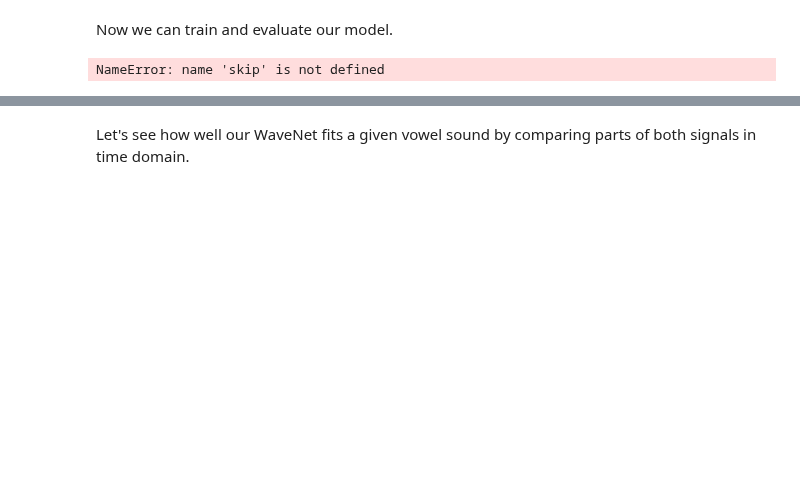
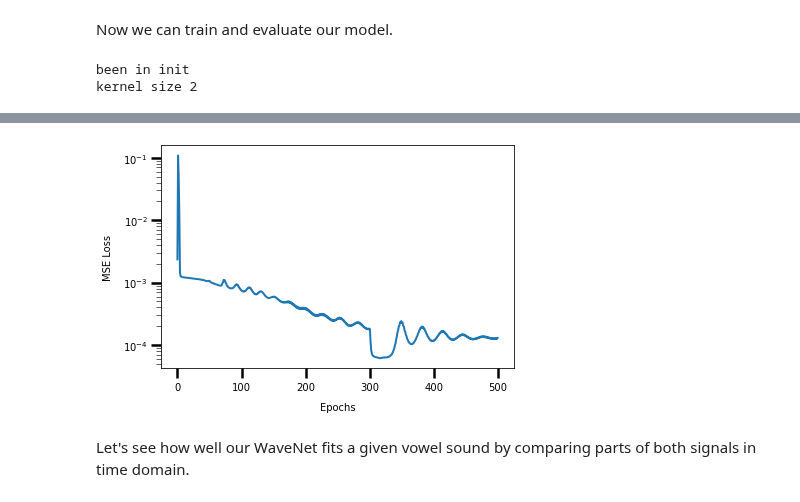
Before and after one commit to FelixSto/NSP_Assignments, a Jupyter notebook: notebooks/assignments/3-3-vowel-synthesis.ipynb, the cells around one changed output, grey strips where cells are left out. Saved outputs shown, nothing was run; the diff lists cells and outputs as text; code cells hidden in the pictures; blank space fills up the shorter version.

```diff
--- a/notebooks/assignments/3-3-vowel-synthesis.ipynb
+++ b/notebooks/assignments/3-3-vowel-synthesis.ipynb
@@ -122,6 +128,8 @@ Receptive Field of WaveNet is 512 samples
 # %% [markdown]
 Now we can train and evaluate our model.
 # %%
+wavenet = WaveNetDeterministic(blocks_per_cell=12, num_cells=1, num_kernels=32)
+
 # training setup
 log_interval = 50  # log training stats after so many epochs
 num_epochs = 500  # number of epochs to train
@@ -170,4 +178,5 @@ plt.ylabel('MSE Loss')
 plt.semilogy()
 plt.tight_layout()
 # %% [output]
-NameError: name 'skip' is not defined
+been in init
+kernel size 2
@@ -174,3 +193,4 @@ NameError: name 'skip' is not defined
+[figure, added]
 # %% [markdown]
 Let's see how well our WaveNet fits a given vowel sound by comparing parts of both signals in time domain.
 # %%
```
Also changed, not shown: parts of 7 cells of this notebook, 2 other files.
